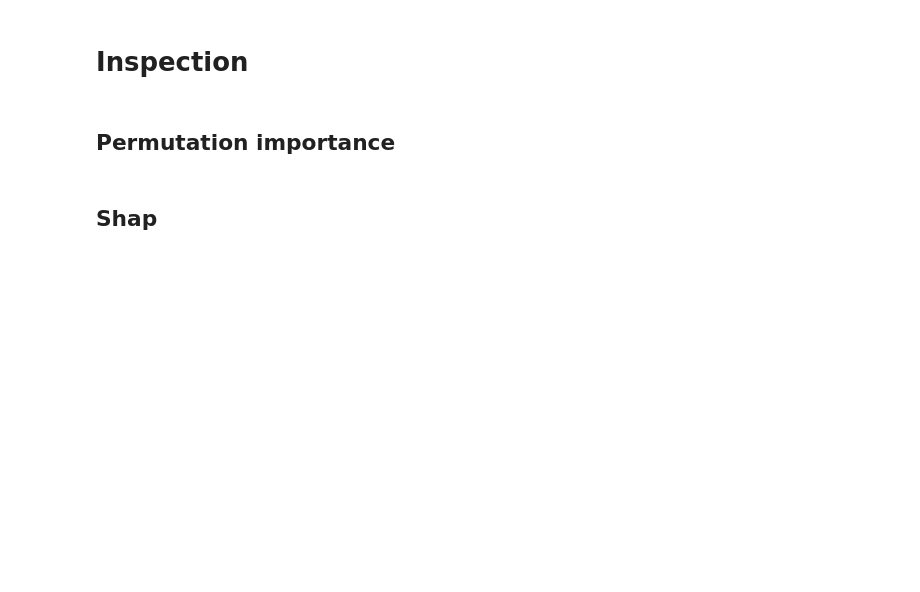
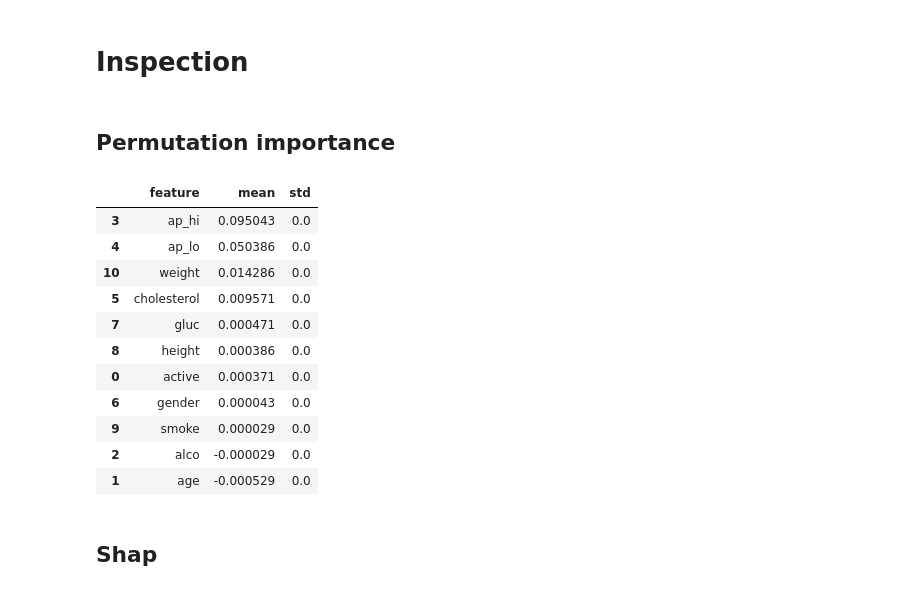
Before and after one commit to Konstantin-Dudersky/praktikum_dsplus_master, a Jupyter notebook: notebooks/notebook.ipynb, the cells around one changed output. Saved outputs shown, nothing was run; the diff lists cells and outputs as text; code cells hidden in the pictures; blank space fills up the shorter version.

```diff
--- a/notebooks/notebook.ipynb
+++ b/notebooks/notebook.ipynb
@@ -594,10 +611,10 @@ METRIC_FOR_OPTIM = 'roc_auc'
 
 # модели для перерасчета
 models_fit = {
-    'dummy': False,
+    'dummy': True,
     'logreg': True,
+    'rfc': True,
     'svm': True,
-    'rfc': True,
     'boost': True,
     'mlp': False,
 }
@@ -637,12 +658,12 @@ model_logreg = Pipeline(
         ('model', LogisticRegression(
             n_jobs=-1,
             random_state=1,
-            max_iter=100,
+            max_iter=1000,
         )),
     ]
 )
 params = {
-    'model__C': stats.uniform(0.1, 2.0),
+    'model__C': stats.uniform(1.0, 20.0),
 }
 cv_logreg = RandomizedSearchCV(
     estimator=model_logreg,
@@ -650,6 +671,7 @@ cv_logreg = RandomizedSearchCV(
     random_state=1,
     n_jobs=-1,
     scoring=METRIC_FOR_OPTIM,
+    n_iter=5,
 )
 if models_fit['logreg']:
     cv_logreg.fit(X, y)
@@ -783,8 +839,8 @@ model_boost = Pipeline(
 )
 params = {
     'model__learning_rate': stats.uniform(0.01, 0.1),
-    'model__max_depth': range(4, 10),
-    'model__l2_regularization': stats.uniform(0, 20.0),
+    'model__max_depth': range(4, 15),
+    'model__l2_regularization': stats.uniform(0, 30.0),
     'model__max_bins': range(150, 251, 5),
 }
 cv_boost = RandomizedSearchCV(
@@ -803,7 +859,7 @@ if models_fit['boost']:
     print(
         'Метрики на обучающей выборке:',
         cross_val_score(
-            cv_boost.best_estimator_, X, y, scoring=METRIC_FOR_OPTIM, n_jobs=-1
+            model_boost, X, y, scoring=METRIC_FOR_OPTIM, n_jobs=-1
         )
     )
 # %% [output]
@@ -961,19 +1017,32 @@ Liblinear failed to converge, increase the number of iterations.
 ## Permutation importance
 # %%
 result = permutation_importance(
-    estimator=model_boost,
+    estimator=model_logreg,
     X=X,
     y=y,
-    n_repeats=5,
+    n_repeats=1,
     random_state=1,
     n_jobs=-1,
 )
 display(
     ml_utils.display_permutation_importance(
         result=result,
         x_columns=X.columns,
     )
 )
+# %% [output]
+|  | feature | mean | std |
+| 3 | ap_hi | 0.095043 | 0.0 |
+| 4 | ap_lo | 0.050386 | 0.0 |
+| 10 | weight | 0.014286 | 0.0 |
+| 5 | cholesterol | 0.009571 | 0.0 |
+| 7 | gluc | 0.000471 | 0.0 |
+| 8 | height | 0.000386 | 0.0 |
+| 0 | active | 0.000371 | 0.0 |
+| 6 | gender | 0.000043 | 0.0 |
+| 9 | smoke | 0.000029 | 0.0 |
+| 2 | alco | -0.000029 | 0.0 |
+| 1 | age | -0.000529 | 0.0 |
 # %% [markdown]
 ## Shap
 # %%
```
Also changed, not shown: parts of 29 cells of this notebook, 2 other files.
